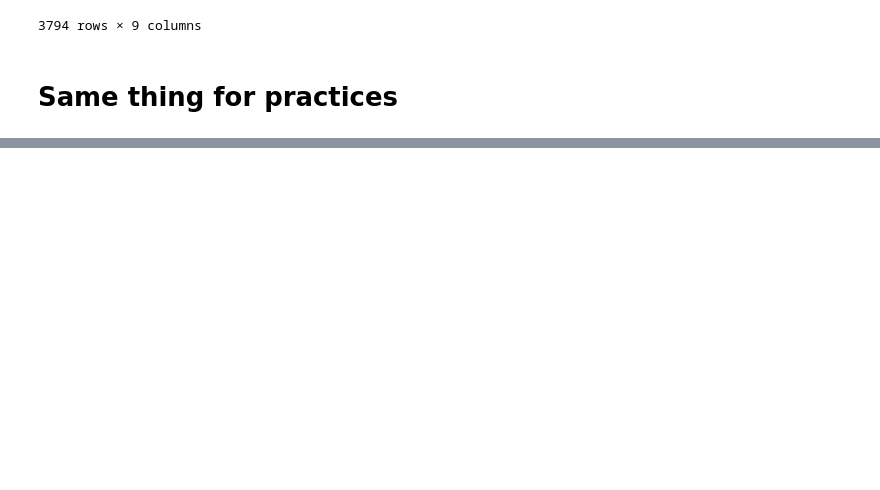
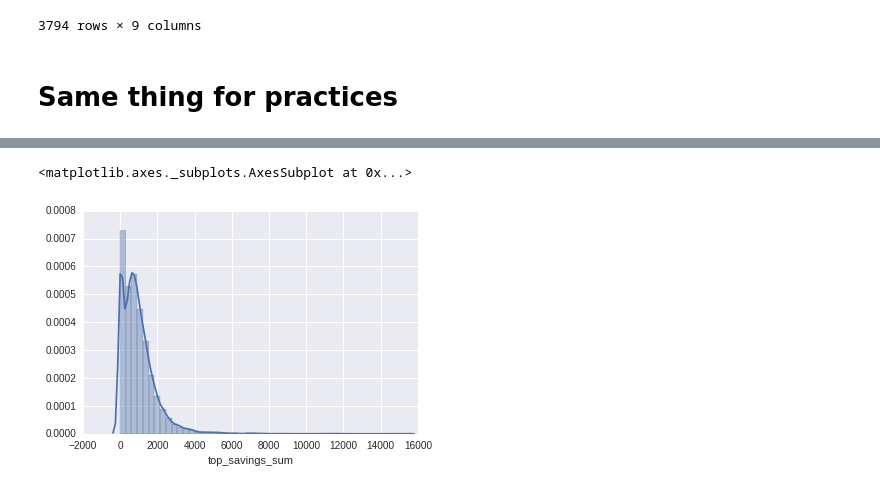
Before and after one commit to ebmdatalab/price-per-dose, a Jupyter notebook: Price per dose.ipynb, the cells around one changed output, grey strips where cells are left out. Drawn from its saved outputs; the diff is of its cells as text; code cells hidden in the pictures; blank space fills up the shorter version.

Commit message:
Add histogram of savings for each practice

```diff
--- a/Price per dose.ipynb
+++ b/Price per dose.ipynb
@@ -117,0 +122,2 @@ top_1000_practice.to_csv("practices-%s.csv" % month)
+# %%
+df3 = price_utils.top_savings_per_practice()
@@ -117,0 +136,10 @@ top_1000_practice.to_csv("practices-%s.csv" % month)
+# %%
+# Remove NaNs. XXX not sure we should be doing this -- check why there are nulls at all.
+# Could also replace with zeros with
+# df3.loc[~df3['top_savings_sum'].isnull(), 'top_savings_sum'] = 0
+
+without_nulls = df3[~df3['top_savings_sum'].isnull()]
+sns.distplot(without_nulls.top_savings_sum)
+# %% [output]
+<matplotlib.axes._subplots.AxesSubplot at 0x...>
+[figure, added]
```
Also changed, not shown: parts of 3 cells of this notebook, 1 other file.
